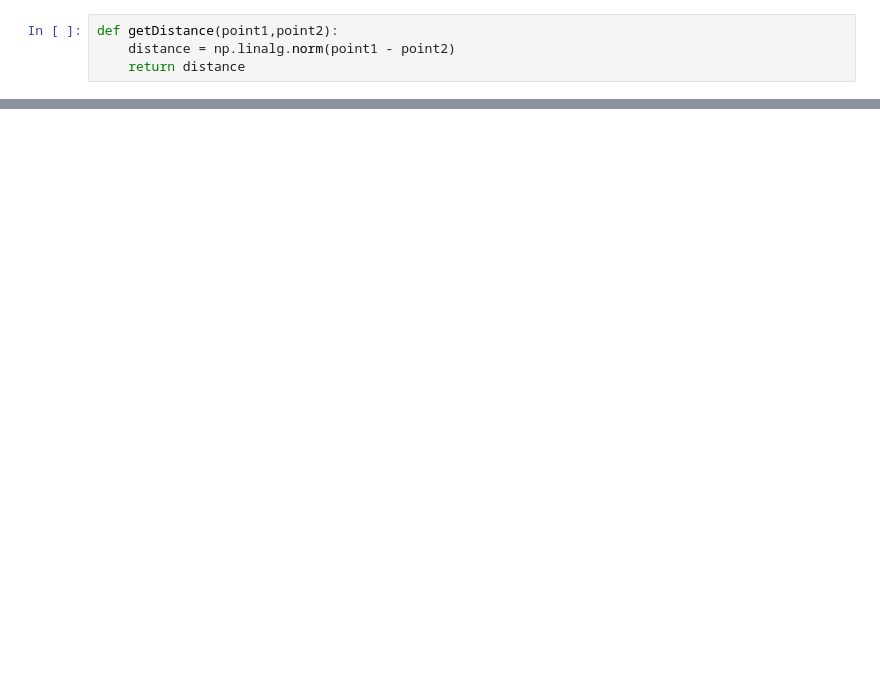
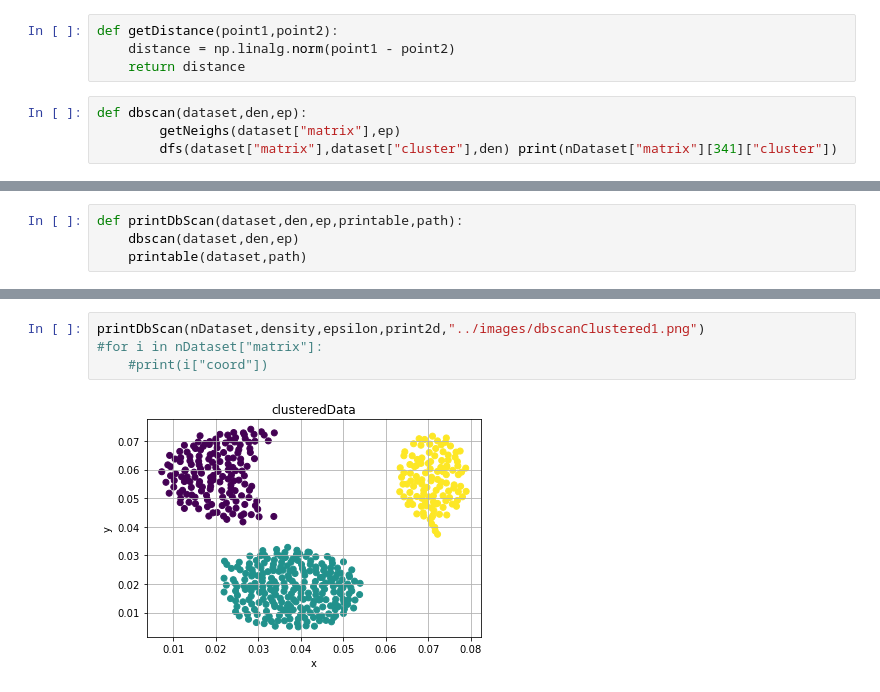
Before and after one commit to batataazul/projects_MachineLearning, a Jupyter notebook: project1/Notebooks/dbscan.ipynb, the cells around one changed output, grey strips where cells are left out. Cells and saved outputs as stored; diff of their text form; blank space fills up the shorter version.

```diff
--- a/project1/Notebooks/dbscan.ipynb
+++ b/project1/Notebooks/dbscan.ipynb
@@ -42,3 +55,7 @@ def getList(matrix,t):
 def getDistance(point1,point2):
     distance = np.linalg.norm(point1 - point2)
     return distance
+# %%
+def dbscan(dataset,den,ep):
+        getNeighs(dataset["matrix"],ep)
+        dfs(dataset["matrix"],dataset["cluster"],den) print(nDataset["matrix"][341]["cluster"])
@@ -45,3 +153,7 @@ def getDistance(point1,point2):
+# %%
+def printDbScan(dataset,den,ep,printable,path):
+    dbscan(dataset,den,ep)
+    printable(dataset,path)
 # %%
 exist = True
 try:
@@ -66,0 +185,6 @@ if(exist):
+# %%
+printDbScan(nDataset,density,epsilon,print2d,"../images/dbscanClustered1.png")
+#for i in nDataset["matrix"]:
+    #print(i["coord"])
+# %% [output]
+[figure, added]
```
Also changed, not shown: parts of 17 cells of this notebook, 4 other files.
